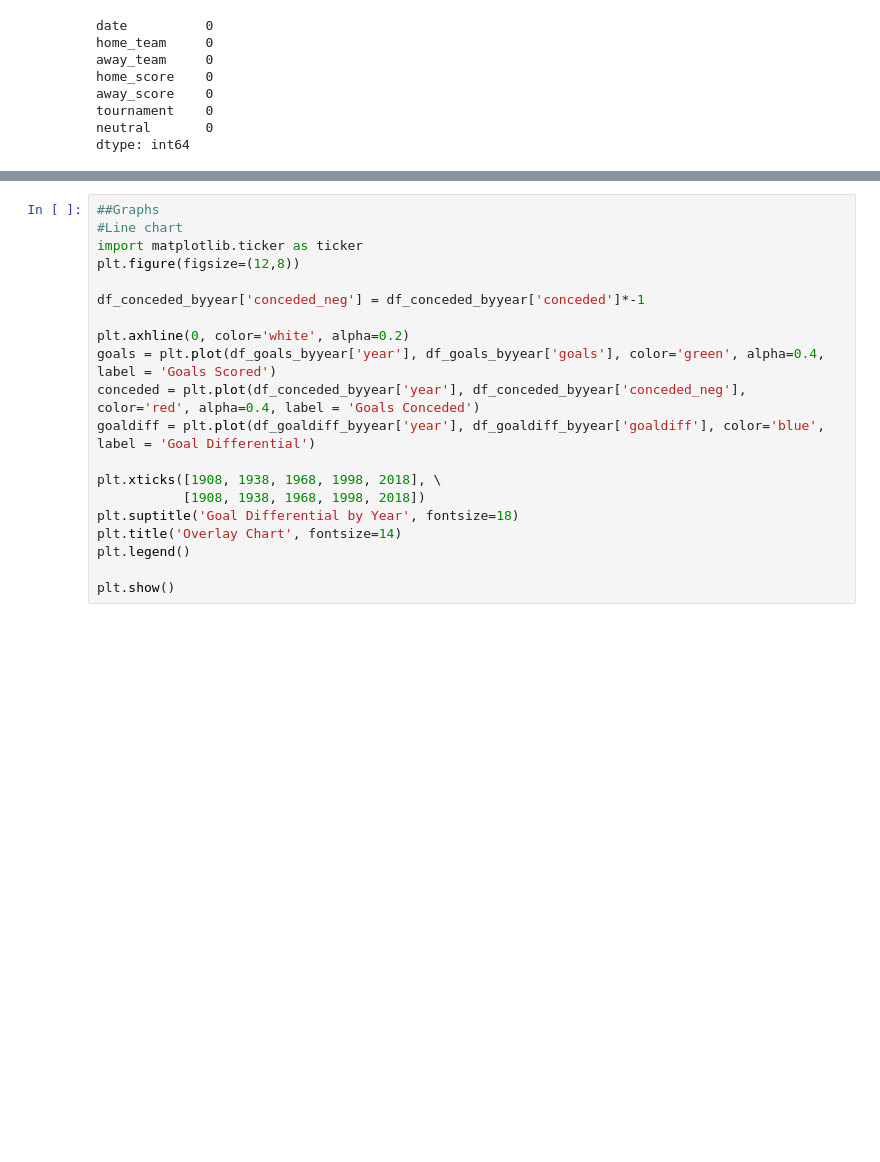
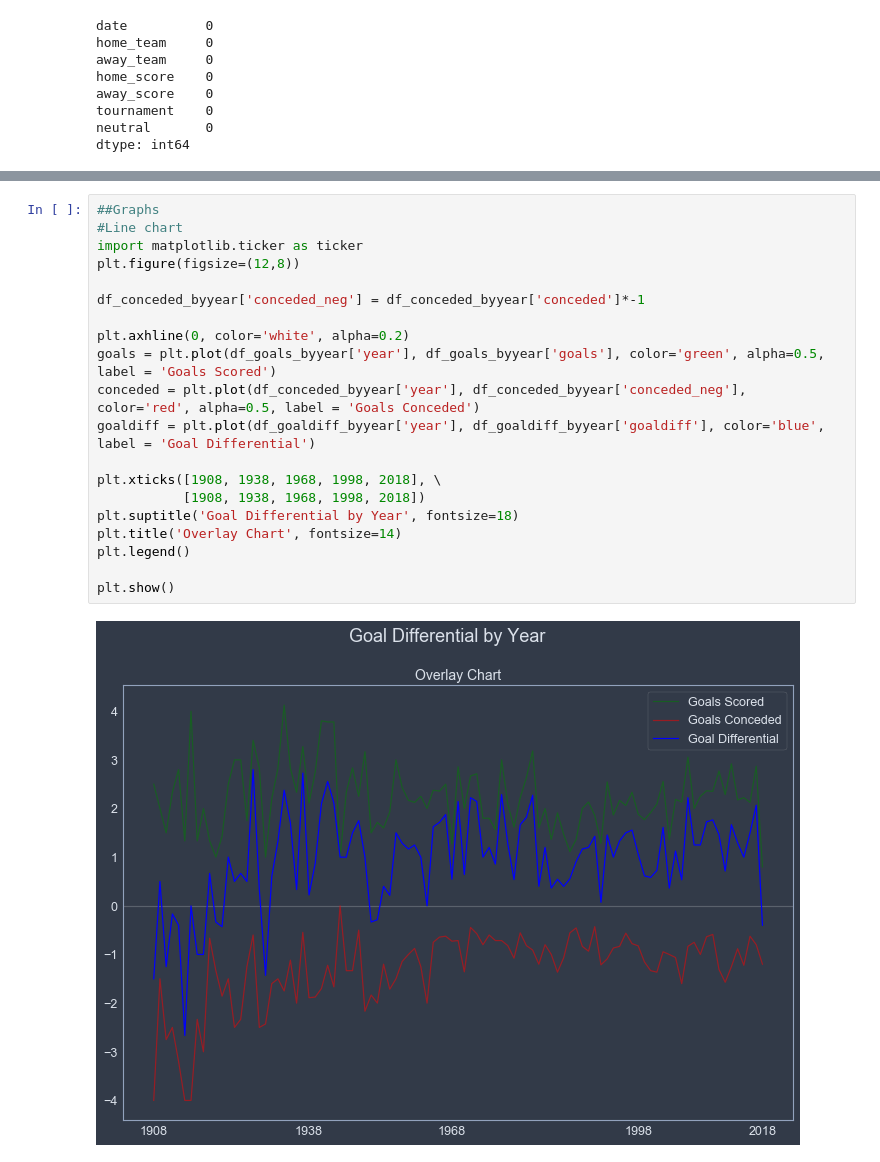
Before and after one commit to Siebelm/Stata_v_R_v_Python-The_Basics, a Jupyter notebook: Python_WCsyntax.ipynb, the cells around one changed output, grey strips where cells are left out. Drawn from its saved outputs; the diff is of its cells as text; blank space fills up the shorter version.

```diff
--- a/Python_WCsyntax.ipynb
+++ b/Python_WCsyntax.ipynb
@@ -217,20 +339,22 @@ plt.show()
 # %%
 ##Graphs
 #Line chart
 import matplotlib.ticker as ticker
 plt.figure(figsize=(12,8))
 
 df_conceded_byyear['conceded_neg'] = df_conceded_byyear['conceded']*-1
 
 plt.axhline(0, color='white', alpha=0.2)
-goals = plt.plot(df_goals_byyear['year'], df_goals_byyear['goals'], color='green', alpha=0.4, label = 'Goals Scored')
-conceded = plt.plot(df_conceded_byyear['year'], df_conceded_byyear['conceded_neg'], color='red', alpha=0.4, label = 'Goals Conceded')
+goals = plt.plot(df_goals_byyear['year'], df_goals_byyear['goals'], color='green', alpha=0.5, label = 'Goals Scored')
+conceded = plt.plot(df_conceded_byyear['year'], df_conceded_byyear['conceded_neg'], color='red', alpha=0.5, label = 'Goals Conceded')
 goaldiff = plt.plot(df_goaldiff_byyear['year'], df_goaldiff_byyear['goaldiff'], color='blue', label = 'Goal Differential')
 
 plt.xticks([1908, 1938, 1968, 1998, 2018], \
            [1908, 1938, 1968, 1998, 2018])
 plt.suptitle('Goal Differential by Year', fontsize=18)
 plt.title('Overlay Chart', fontsize=14)
 plt.legend()
 
 plt.show()
+# %% [output]
+[figure, added]
```
Also changed, not shown: parts of 19 cells of this notebook, 1 other file.
